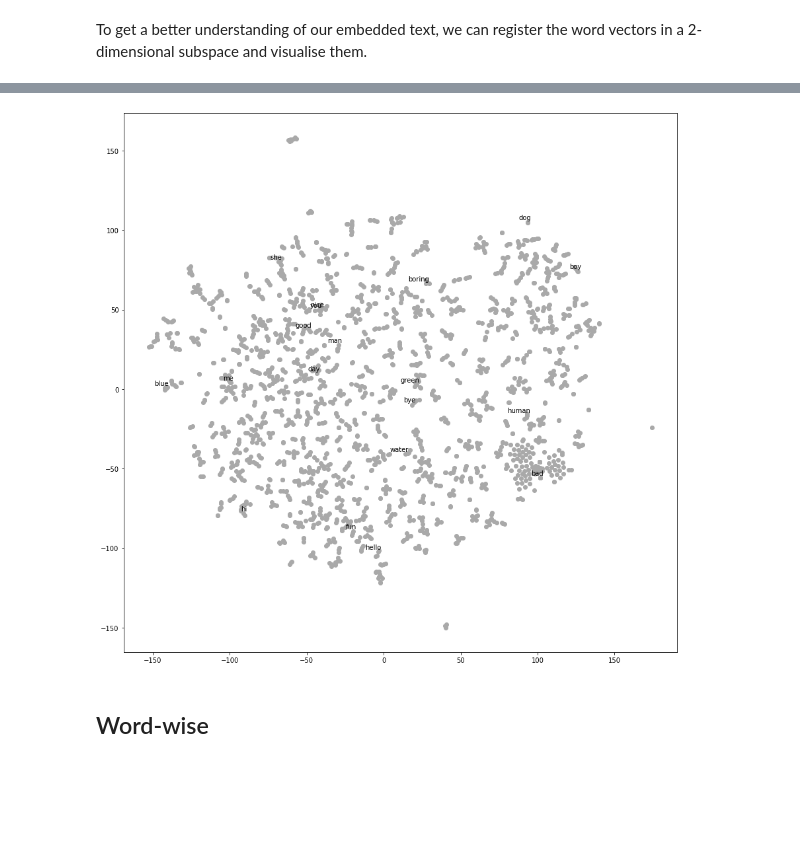
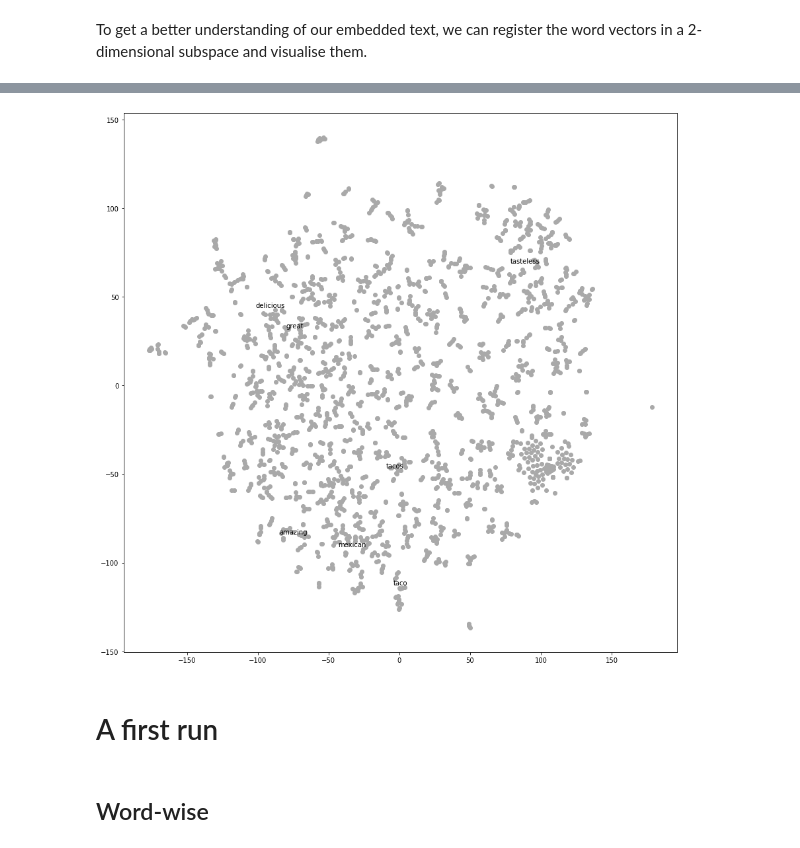
Before and after one commit to pat-alt/neuralNets, a Jupyter notebook: notebook.ipynb, the cells around one changed output, grey strips where cells are left out. Drawn from its saved outputs; the diff is of its cells as text; code cells hidden in the pictures; blank space fills up the shorter version.

```diff
--- a/notebook.ipynb
+++ b/notebook.ipynb
@@ -169,27 +158,24 @@ array([[ 84.989975, -41.099045],
 # %%
-suggested_words = ['dog', 'dogs', 'wolf',
-                   'boy','man','woman','human',
-                   'good','fun','nice',
-                   'bad', 'boring', 'day',
-                   'green', 'grass', 'plant',
-                   'blue', 'sky', 'water',
-                   'hello', 'bye', 'hi',
-                   'you','me','she']
+suggested_words = ['delicious', 'amazing', 'great',
+                   'tasteless', 'digust',
+                   'tacos', 'taco', 'mexican']
 all_words = list(word_index.keys())
 selected_words = [i for i in suggested_words if i in all_words]
 
 pylab.figure(figsize=(15,15))
 # plot all the embeddings and their corresponding words
 for i, label in enumerate(all_words):
   x, y = two_d_embeddings[i,:]
   pylab.scatter(x, y, c='darkgray')
   if label in selected_words:
     pylab.annotate(label, xy=(x, y), xytext=(5, 2), textcoords='offset points',
                     ha='right', va='bottom',fontsize=10)
 
 pylab.show()
 # %% [output]
-[figure, old version]
+[figure, new version]
+# %% [markdown]
+# A first run
 # %% [markdown]
 ## Word-wise
 # %%
```
Also changed, not shown: parts of 33 cells of this notebook, 1 other file.
